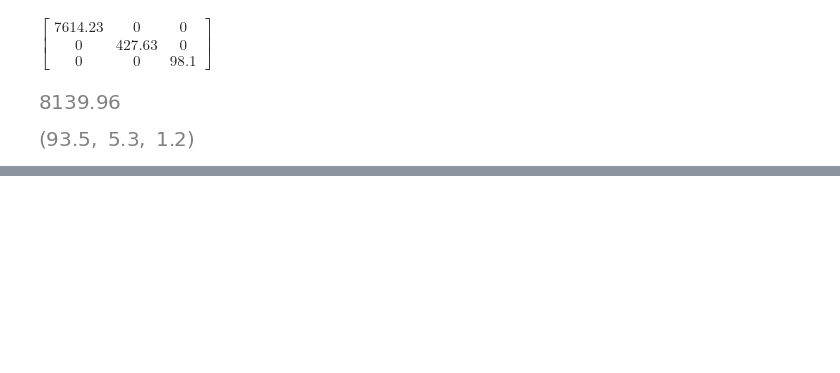
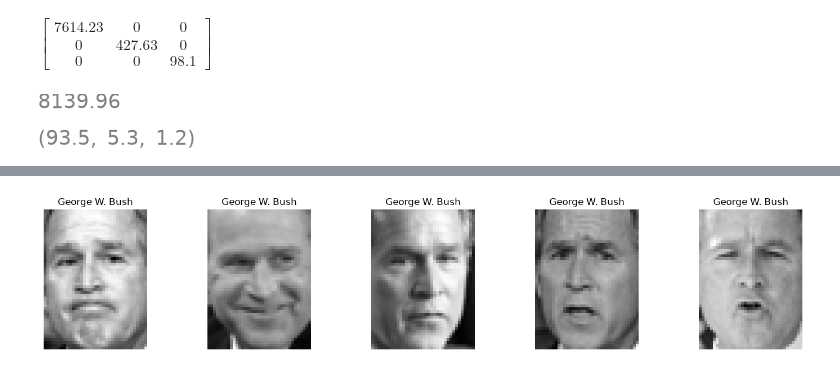
Before and after one commit to 304125/ALA1_26, a Jupyter notebook: Lessons code/11_PCA.ipynb, the cells around one changed output, grey strips where cells are left out. Saved outputs shown, nothing was run; the diff lists cells and outputs as text; code cells hidden in the pictures; blank space fills up the shorter version.

```diff
--- a/Lessons code/11_PCA.ipynb
+++ b/Lessons code/11_PCA.ipynb
@@ -112,0 +135,12 @@ explained1, explained2, explained3
+# %%
+# show 5 images of George W. Bush
+bush_indices = np.where(lfw_people.target == np.where(lfw_people.target_names == 'George W Bush')[0][0])[0]
+fig, axes = plt.subplots(1, 5, figsize=(15, 3))
+for i, ax in enumerate(axes.flat):
+    ax.imshow(lfw_people.images[bush_indices[i]], cmap='gray')
+    ax.set_title('George W. Bush')
+    ax.axis('off')
+plt.tight_layout()
+plt.show()
+# %% [output]
+[figure, added]
```
Also changed, not shown: parts of 12 cells of this notebook, 1 other file.
